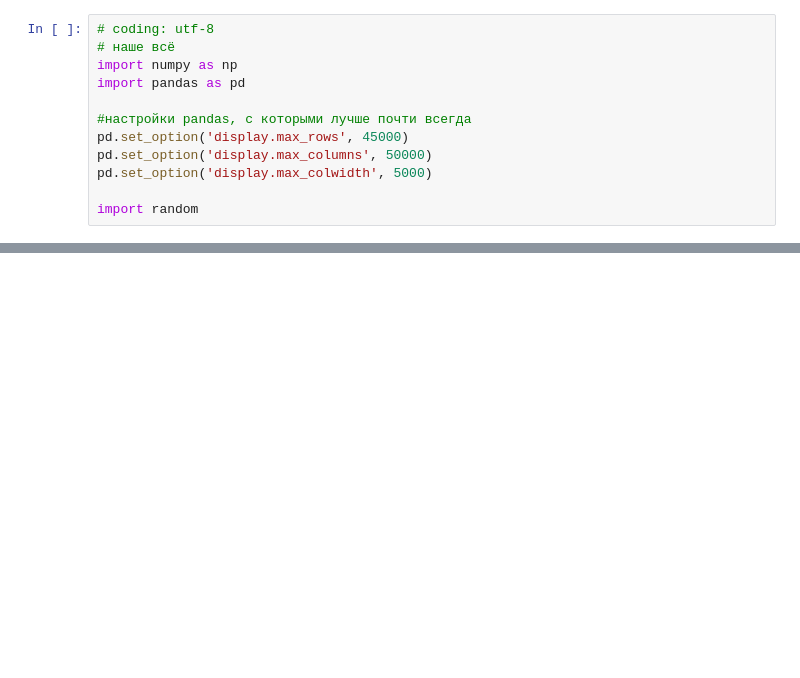
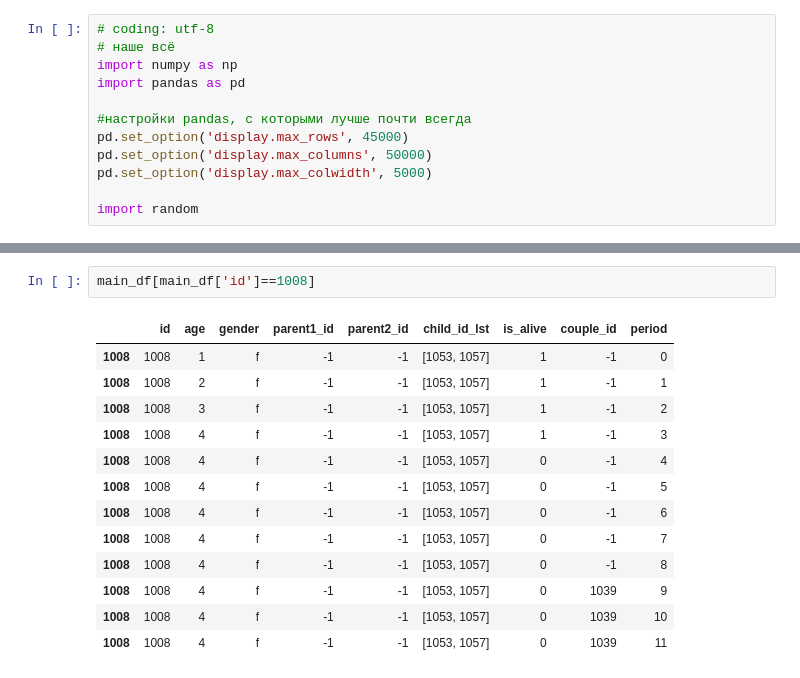
Before and after one commit to rosolimo212/demogrphy, a Jupyter notebook: main.ipynb, the cells around one changed output, grey strips where cells are left out. Drawn from its saved outputs; the diff is of its cells as text; blank space fills up the shorter version.

```diff
--- a/main.ipynb
+++ b/main.ipynb
@@ -179,0 +274,16 @@ parent_distr_df
+# %%
+main_df[main_df['id']==1008]
+# %% [output]
+|  | id | age | gender | parent1_id | parent2_id | child_id_lst | is_alive | couple_id | period |
+| 1008 | 1008 | 1 | f | -1 | -1 | [1053, 1057] | 1 | -1 | 0 |
+| 1008 | 1008 | 2 | f | -1 | -1 | [1053, 1057] | 1 | -1 | 1 |
+| 1008 | 1008 | 3 | f | -1 | -1 | [1053, 1057] | 1 | -1 | 2 |
+| 1008 | 1008 | 4 | f | -1 | -1 | [1053, 1057] | 1 | -1 | 3 |
+| 1008 | 1008 | 4 | f | -1 | -1 | [1053, 1057] | 0 | -1 | 4 |
+| 1008 | 1008 | 4 | f | -1 | -1 | [1053, 1057] | 0 | -1 | 5 |
+| 1008 | 1008 | 4 | f | -1 | -1 | [1053, 1057] | 0 | -1 | 6 |
+| 1008 | 1008 | 4 | f | -1 | -1 | [1053, 1057] | 0 | -1 | 7 |
+| 1008 | 1008 | 4 | f | -1 | -1 | [1053, 1057] | 0 | -1 | 8 |
+| 1008 | 1008 | 4 | f | -1 | -1 | [1053, 1057] | 0 | 1039 | 9 |
+| 1008 | 1008 | 4 | f | -1 | -1 | [1053, 1057] | 0 | 1039 | 10 |
+| 1008 | 1008 | 4 | f | -1 | -1 | [1053, 1057] | 0 | 1039 | 11 |
```
Also changed, not shown: parts of 17 cells of this notebook.
